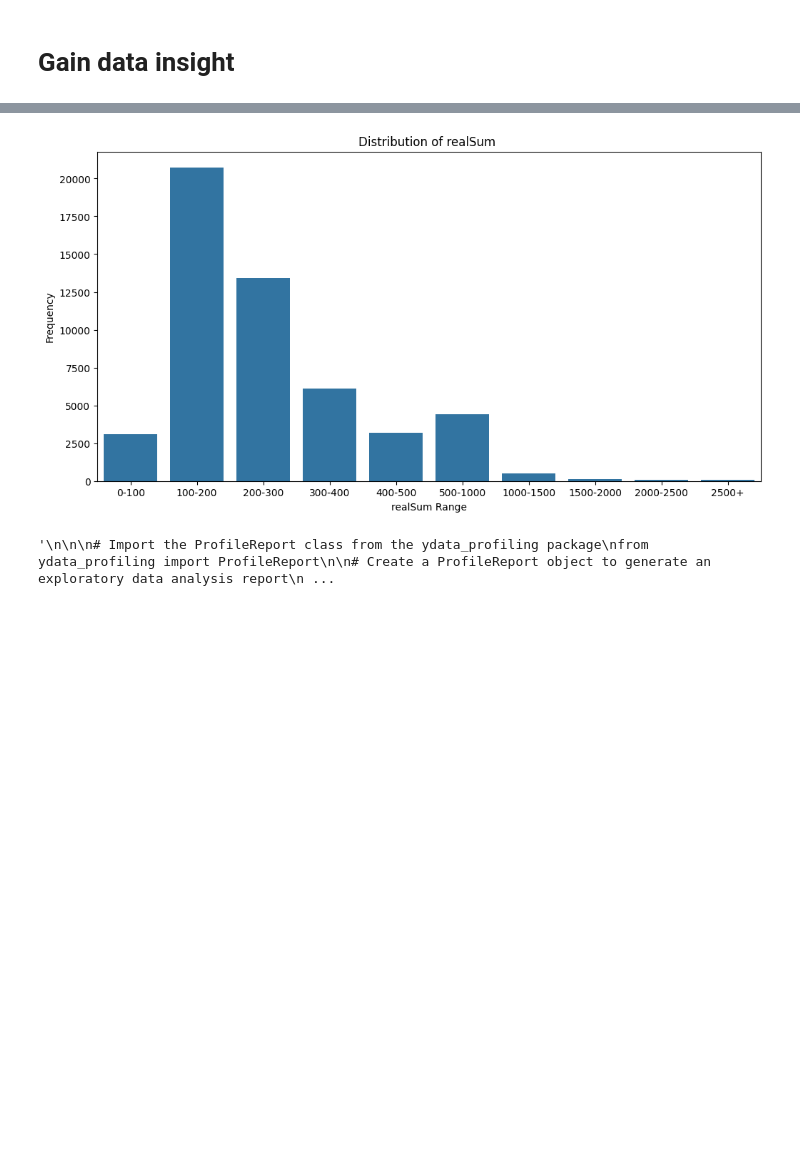
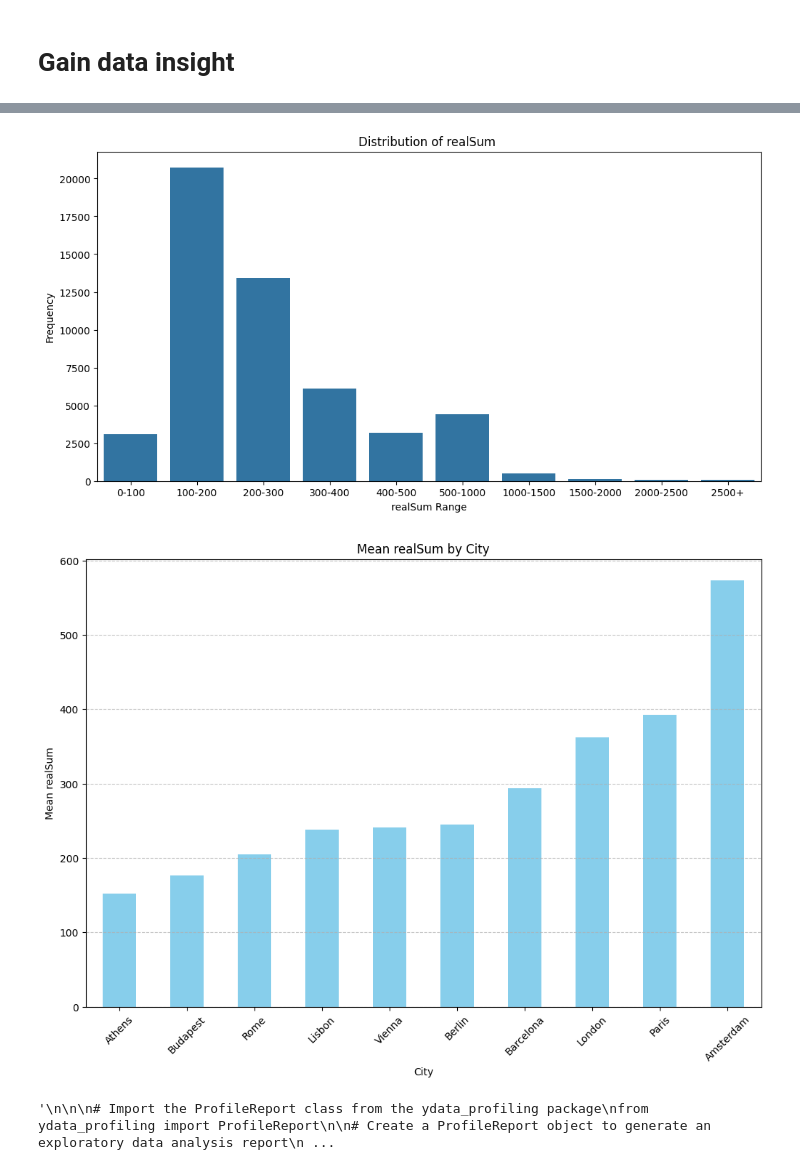
Before and after one commit to RedDevils0109/end_to_end_machine_learning, a Jupyter notebook: airbnb.ipynb, the cells around one changed output, grey strips where cells are left out. Cells and saved outputs as stored; diff of their text form; code cells hidden in the pictures; blank space fills up the shorter version.

```diff
--- a/airbnb.ipynb
+++ b/airbnb.ipynb
@@ -41,37 +42,56 @@ labels = ['0-100', '100-200', '200-300', '300-400', '400-500', '500-1000', '1000
 # Categorize the realSum data according to the bins (only for visualization)
 binned_data = pd.cut(raw_data['realSum'], bins=bins, labels=labels, include_lowest=True)
 
-# Plot the distribution of the binned realSum
+## Plot the distribution of the realSum for Price range
 plt.figure(figsize=(12, 6))
 sns.countplot(x=binned_data, order=labels)
 plt.title('Distribution of realSum ')
 plt.xlabel('realSum Range')
 plt.ylabel('Frequency')
-
 # Save the plot to a file
 plt.savefig('figures/realSum_distribution.png')
+plt.show()
 
-# Show the plot
+
+
+
+
+
+## Mean realSum of each city
+# Group by 'city' and calculate the mean of 'realSum'
+mean_realSum_by_city = raw_data.groupby('city')['realSum'].mean().sort_values()
+
+# Plotting
+plt.figure(figsize=(12, 8))
+mean_realSum_by_city.plot(kind='bar', color='skyblue')
+
+# Adding labels and title
+plt.xlabel('City')
+plt.ylabel('Mean realSum')
+plt.title('Mean realSum by City')
+plt.xticks(rotation=45)  # Rotate x labels for better readability
+plt.grid(axis='y', linestyle='--', alpha=0.7)
 plt.show()
 # %% [output]
 ____________ Dataset info ____________
 <class 'pandas.core.frame.DataFrame'>
 RangeIndex: 51707 entries, 0 to 51706
 Data columns (total 22 columns):
  #   Column                      Non-Null Count  Dtype
 ---  ------                      --------------  -----
  0   _id                         51707 non-null  int64
  1   city                        51707 non-null  object
  2   realSum                     51707 non-null  float64
  3   room_type                   51707 non-null  object
  4   room_shared                 51707 non-null  bool
  5   room_private                51707 non-null  bool
 ... (87 lines left out)
        realSum  room_private
 0   194.033698          True
 5   552.808567          True
 48  298.783774          True
 [figure]
+[figure, added]
 # %%
 """
 
```
Also changed, not shown: parts of 4 cells of this notebook.
